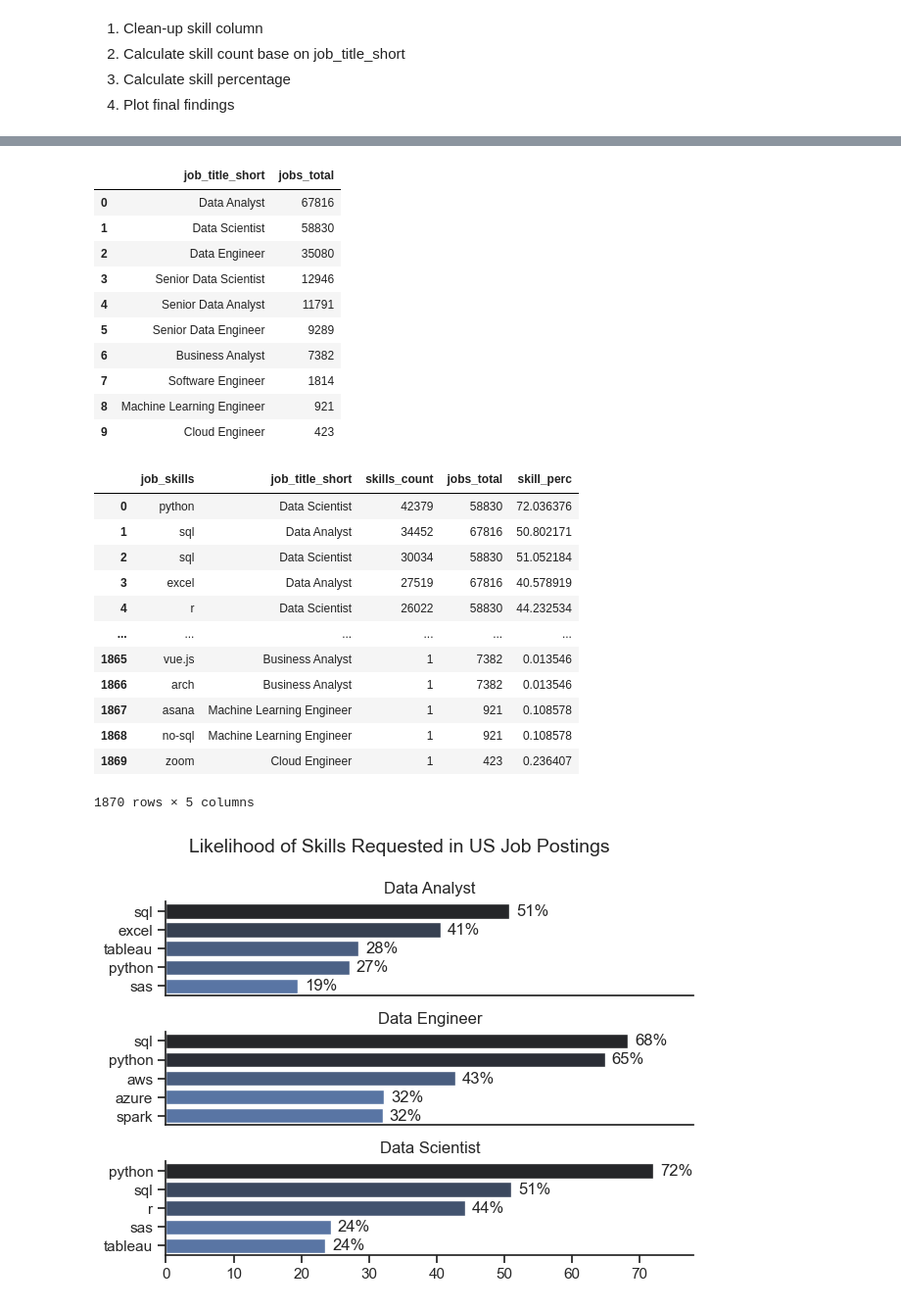
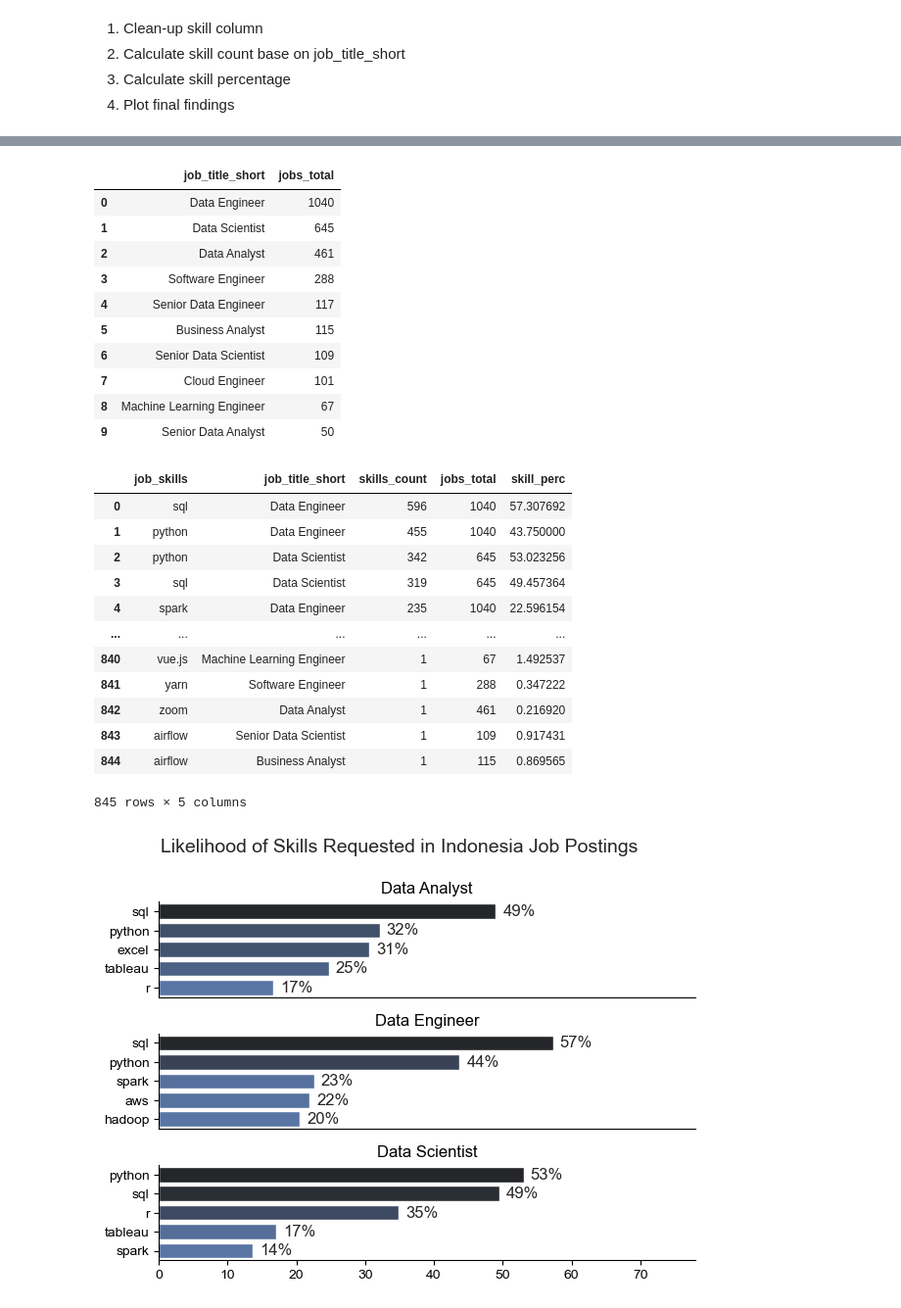
Before and after one commit to suryaahdiyat/Belajar-Data-Analis, a Jupyter notebook: File Python/py_with_lukebarousse/project_course/3_project/2_skill_demand.ipynb, the cells around one changed output, grey strips where cells are left out. Shown at 98% size. Cells and saved outputs as stored; diff of their text form; code cells hidden in the pictures.

```diff
--- a/File Python/py_with_lukebarousse/project_course/3_project/2_skill_demand.ipynb
+++ b/File Python/py_with_lukebarousse/project_course/3_project/2_skill_demand.ipynb
@@ -23,10 +23,10 @@ df['job_posted_date'] = pd.to_datetime(df['job_posted_date'])
 # convert the string representation of list to actual list
 df['job_skills'] = df['job_skills'].apply(lambda x: ast.literal_eval(x) if pd.notna(x) else x)
 # %%
-df_US = df[df['job_country'] == 'United States'].copy()
+df_ID = df[df['job_country'] == 'Indonesia'].copy()
 
 # 1
-df_skills = df_US.explode('job_skills')
+df_skills = df_ID.explode('job_skills')
 
 # 2
 skills_count = df_skills.groupby(['job_skills', 'job_title_short']).size() #return series
@@ -72,19 +72,19 @@ fig.tight_layout(h_pad=.5)
 # %%
-df_job_title_count = df_US['job_title_short'].value_counts().reset_index(name='jobs_total')
+df_job_title_count = df_ID['job_title_short'].value_counts().reset_index(name='jobs_total')
 # %%
 df_job_title_count
 # %% [output]
 |  | job_title_short | jobs_total |
-| 0 | Data Analyst | 67816 |
-| 1 | Data Scientist | 58830 |
-| 2 | Data Engineer | 35080 |
-| 3 | Senior Data Scientist | 12946 |
-| 4 | Senior Data Analyst | 11791 |
-| 5 | Senior Data Engineer | 9289 |
-| 6 | Business Analyst | 7382 |
-| 7 | Software Engineer | 1814 |
-| 8 | Machine Learning Engineer | 921 |
-| 9 | Cloud Engineer | 423 |
+| 0 | Data Engineer | 1040 |
+| 1 | Data Scientist | 645 |
+| 2 | Data Analyst | 461 |
+| 3 | Software Engineer | 288 |
+| 4 | Senior Data Engineer | 117 |
+| 5 | Business Analyst | 115 |
+| 6 | Senior Data Scientist | 109 |
+| 7 | Cloud Engineer | 101 |
+| 8 | Machine Learning Engineer | 67 |
+| 9 | Senior Data Analyst | 50 |
 # %%
 df_skills_perc = pd.merge(df_skills_count, df_job_title_count, how='left', on='job_title_short')
 
@@ -93,42 +93,42 @@ df_skills_perc['skill_perc'] = df_skills_perc['skills_count'] / df_skills_perc['
 df_skills_perc
 # %% [output]
 |  | job_skills | job_title_short | skills_count | jobs_total | skill_perc |
-| 0 | python | Data Scientist | 42379 | 58830 | 72.036376 |
-| 1 | sql | Data Analyst | 34452 | 67816 | 50.802171 |
-| 2 | sql | Data Scientist | 30034 | 58830 | 51.052184 |
-| 3 | excel | Data Analyst | 27519 | 67816 | 40.578919 |
-| 4 | r | Data Scientist | 26022 | 58830 | 44.232534 |
+| 0 | sql | Data Engineer | 596 | 1040 | 57.307692 |
+| 1 | python | Data Engineer | 455 | 1040 | 43.750000 |
+| 2 | python | Data Scientist | 342 | 645 | 53.023256 |
+| 3 | sql | Data Scientist | 319 | 645 | 49.457364 |
+| 4 | spark | Data Engineer | 235 | 1040 | 22.596154 |
 | ... | ... | ... | ... | ... | ... |
-| 1865 | vue.js | Business Analyst | 1 | 7382 | 0.013546 |
-| 1866 | arch | Business Analyst | 1 | 7382 | 0.013546 |
-| 1867 | asana | Machine Learning Engineer | 1 | 921 | 0.108578 |
-| 1868 | no-sql | Machine Learning Engineer | 1 | 921 | 0.108578 |
-| 1869 | zoom | Cloud Engineer | 1 | 423 | 0.236407 |
+| 840 | vue.js | Machine Learning Engineer | 1 | 67 | 1.492537 |
+| 841 | yarn | Software Engineer | 1 | 288 | 0.347222 |
+| 842 | zoom | Data Analyst | 1 | 461 | 0.216920 |
+| 843 | airflow | Senior Data Scientist | 1 | 109 | 0.917431 |
+| 844 | airflow | Business Analyst | 1 | 115 | 0.869565 |
-1870 rows × 5 columns
+845 rows × 5 columns
 # %%
 job_title = df_skills_perc['job_title_short'].unique().tolist()
 job_title = sorted(job_title[:3])
 
 fig, ax = plt.subplots(len(job_title), 1)
 
 sns.set_theme(style='ticks')
 for i, title in enumerate(job_title): #enumerate to get index
   df_plot = df_skills_perc[df_skills_perc['job_title_short'] == title].head(5)
   sns.barplot(data=df_plot, x='skill_perc', y='job_skills', ax=ax[i], hue='skills_count', legend=False, palette='dark:b_r')
   ax[i].set_title(job_title[i])
   ax[i].set_ylabel('')
   ax[i].set_xlabel('')
   ax[i].set_xlim(0, 78)
 
   for n, v in enumerate(df_plot['skill_perc']):
     ax[i].text(v +1, n, f'{v:.0f}%', va='center')
 
   if i != len(job_title) -1:
     ax[i].set_xticks([])
 
 
 sns.despine()
-fig.suptitle('Likelihood of Skills Requested in US Job Postings', fontsize=14)
+fig.suptitle('Likelihood of Skills Requested in Indonesia Job Postings', fontsize=14)
 fig.tight_layout(h_pad=1)
 # %% [output]
-[figure, old version]
+[figure, new version]
```
Also changed, not shown: parts of 2 cells of this notebook, 8 other files.
